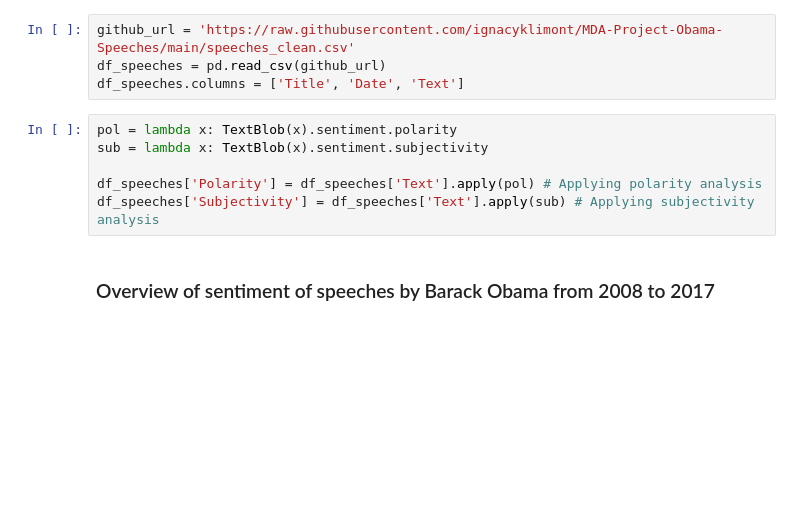
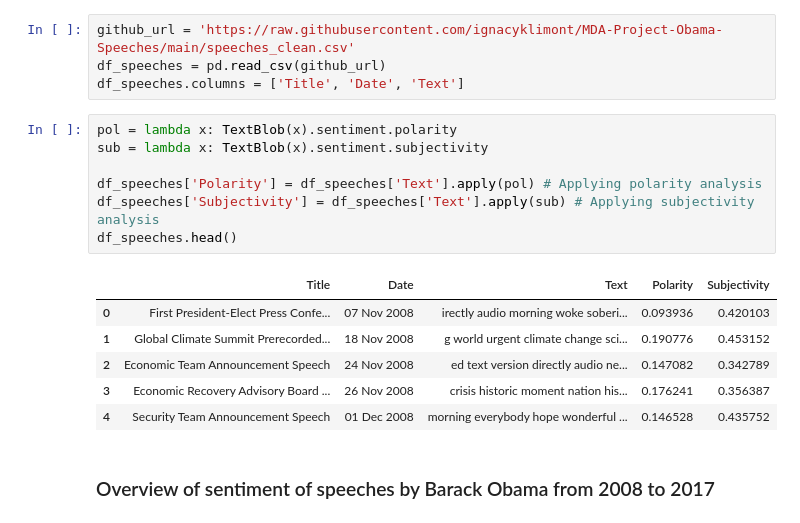
Before and after one commit to ignacyklimont/MDA-Project-Obama-Speeches, a Jupyter notebook: 2. Sentiment Analysis.ipynb, the cells around one changed output. Cells and saved outputs as stored; diff of their text form; blank space fills up the shorter version.

```diff
--- a/2. Sentiment Analysis.ipynb
+++ b/2. Sentiment Analysis.ipynb
@@ -18,9 +18,17 @@ df_speeches.columns = ['Title', 'Date', 'Text']
 # %%
 pol = lambda x: TextBlob(x).sentiment.polarity
 sub = lambda x: TextBlob(x).sentiment.subjectivity
 
 df_speeches['Polarity'] = df_speeches['Text'].apply(pol) # Applying polarity analysis
 df_speeches['Subjectivity'] = df_speeches['Text'].apply(sub) # Applying subjectivity analysis
+df_speeches.head()
+# %% [output]
+|  | Title | Date | Text | Polarity | Subjectivity |
+| 0 | First President-Elect Press Confe... | 07 Nov 2008 | irectly audio morning woke soberi... | 0.093936 | 0.420103 |
+| 1 | Global Climate Summit Prerecorded... | 18 Nov 2008 | g world urgent climate change sci... | 0.190776 | 0.453152 |
+| 2 | Economic Team Announcement Speech | 24 Nov 2008 | ed text version directly audio ne... | 0.147082 | 0.342789 |
+| 3 | Economic Recovery Advisory Board ... | 26 Nov 2008 | crisis historic moment nation his... | 0.176241 | 0.356387 |
+| 4 | Security Team Announcement Speech | 01 Dec 2008 | morning everybody hope wonderful ... | 0.146528 | 0.435752 |
 # %% [markdown]
 ### Overview of sentiment of speeches by Barack Obama from 2008 to 2017
 # %%
```
Also changed, not shown: parts of 5 cells of this notebook, 9 other files.
